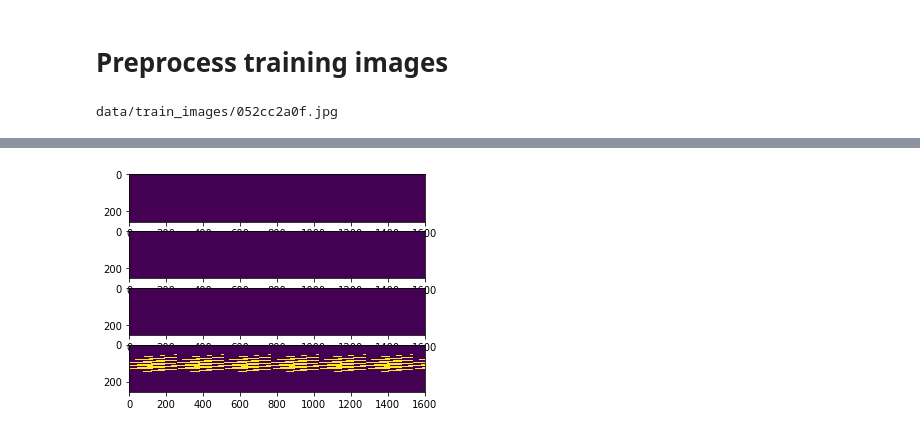
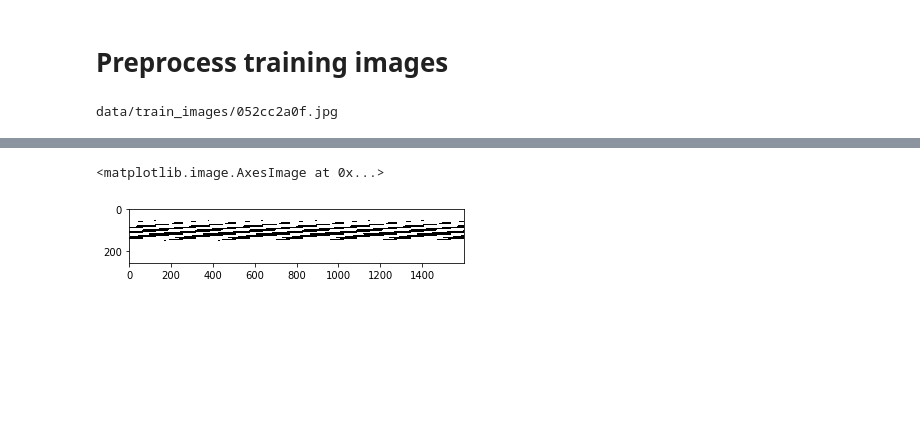
Before and after one commit to wcchu/Severstal, a Jupyter notebook: explore.ipynb, the cells around one changed output, grey strips where cells are left out. Cells and saved outputs as stored; diff of their text form; code cells hidden in the pictures; blank space fills up the shorter version.

```diff
--- a/explore.ipynb
+++ b/explore.ipynb
@@ -105,5 +110,5 @@ plt.imshow(image_0)
-# %%
-for m in [1, 2, 3, 4]:
-    plt.subplot(4, 1, m).imshow(masks[img_id_0][str(m)])
-# %% [output]
-[figure, removed]
+# %%
+plt.imshow(masks[img_id_0])
+# %% [output]
+<matplotlib.image.AxesImage at 0x...>
+[figure, added]
```
Also changed, not shown: parts of 3 cells of this notebook.
